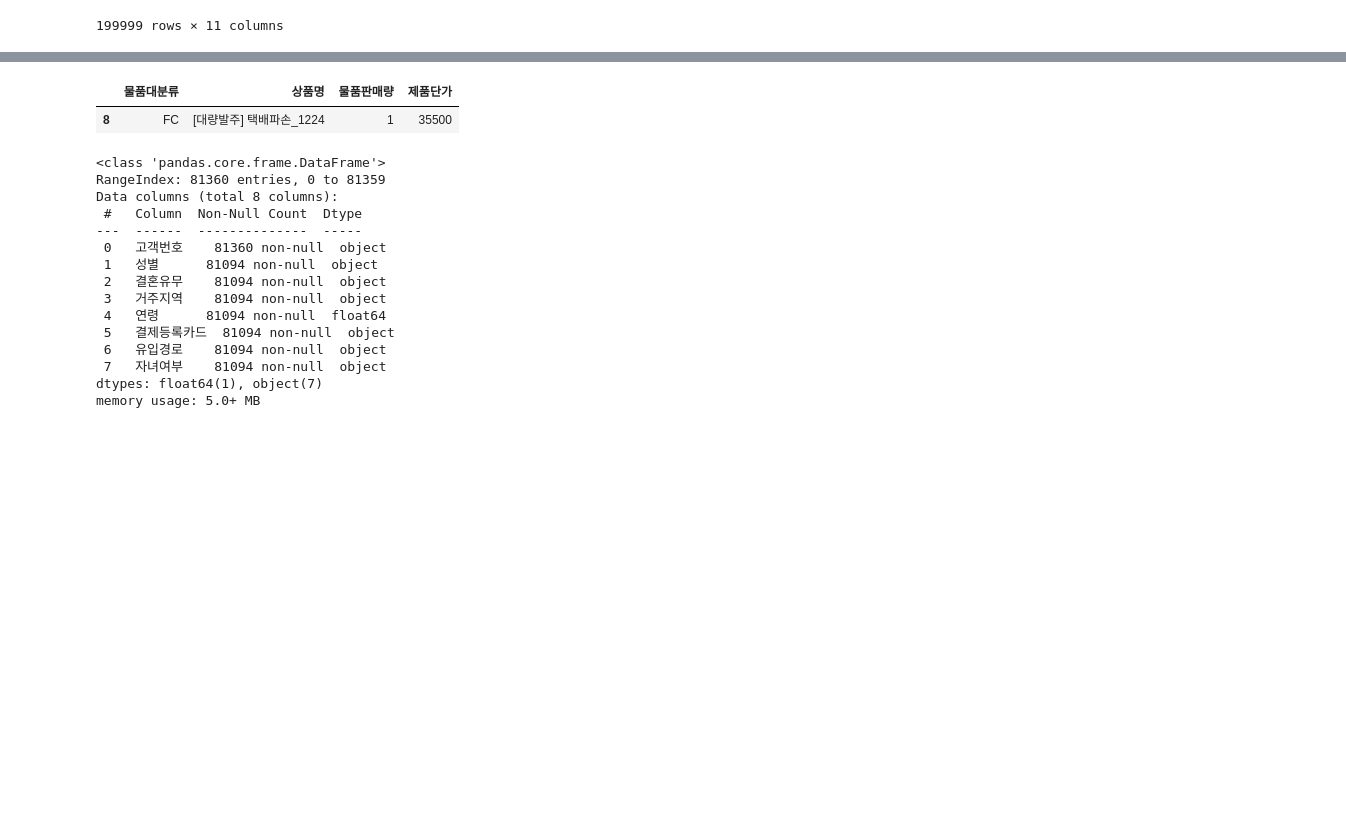
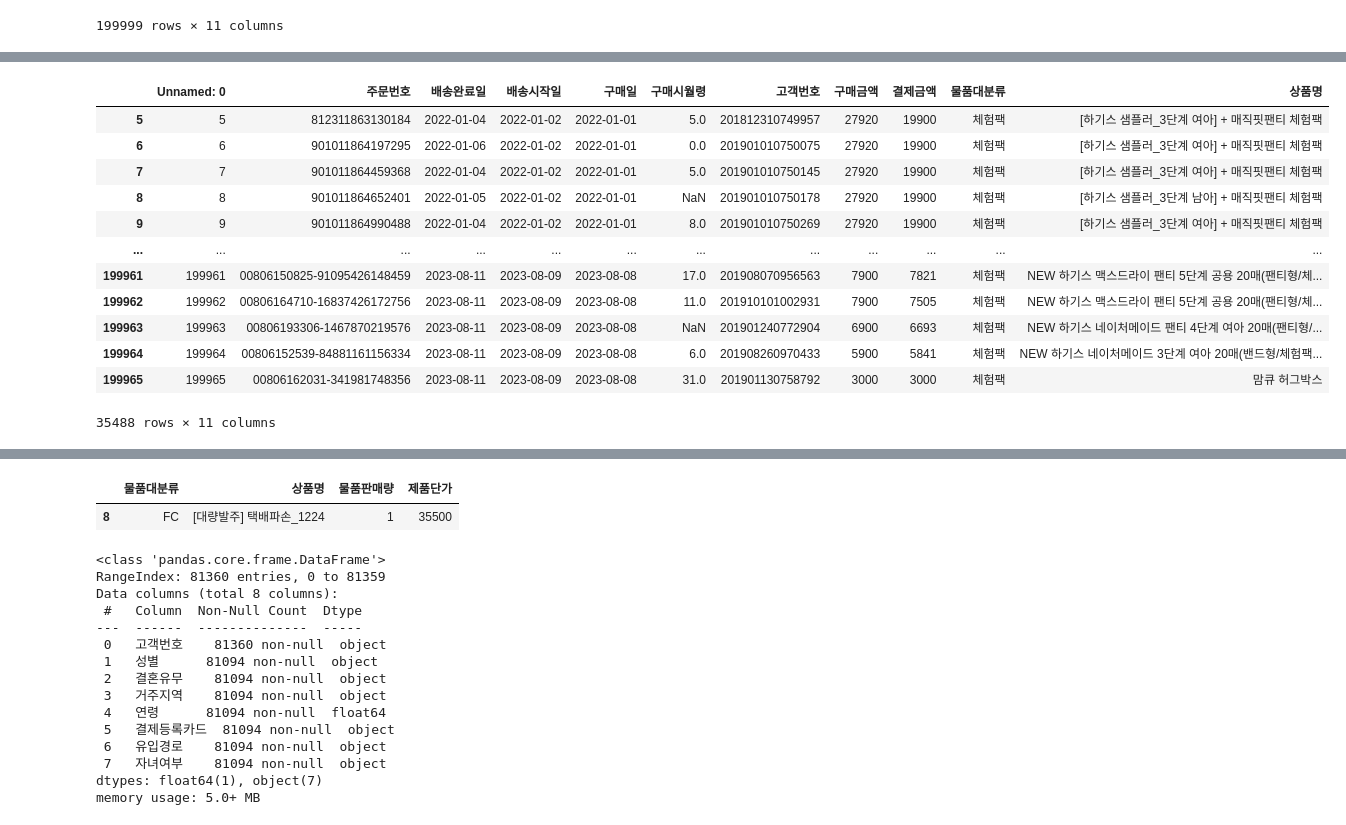
Before and after one commit to raneeKim/SW_CAMP, a Jupyter notebook: ML_Project2/자료확인.ipynb, the cells around one changed output, grey strips where cells are left out. Drawn from its saved outputs; the diff is of its cells as text; code cells hidden in the pictures; blank space fills up the shorter version.

```diff
--- a/ML_Project2/자료확인.ipynb
+++ b/ML_Project2/자료확인.ipynb
@@ -49,2 +51,18 @@ df_sales.shape
+# %%
+df_sales.loc[df_sales['물품대분류'] == '체험팩']
+# %% [output]
+|  | Unnamed: 0 | 주문번호 | 배송완료일 | 배송시작일 | 구매일 | 구매시월령 | 고객번호 | 구매금액 | 결제금액 | 물품대분류 | 상품명 |
+| 5 | 5 | 812311863130184 | 2022-01-04 | 2022-01-02 | 2022-01-01 | 5.0 | 201812310749957 | 27920 | 19900 | 체험팩 | [하기스 샘플러_3단계 여아] + 매직핏팬티 체험팩 |
+| 6 | 6 | 901011864197295 | 2022-01-06 | 2022-01-02 | 2022-01-01 | 0.0 | 201901010750075 | 27920 | 19900 | 체험팩 | [하기스 샘플러_3단계 여아] + 매직핏팬티 체험팩 |
+| 7 | 7 | 901011864459368 | 2022-01-04 | 2022-01-02 | 2022-01-01 | 5.0 | 201901010750145 | 27920 | 19900 | 체험팩 | [하기스 샘플러_3단계 여아] + 매직핏팬티 체험팩 |
+| 8 | 8 | 901011864652401 | 2022-01-05 | 2022-01-02 | 2022-01-01 | NaN | 201901010750178 | 27920 | 19900 | 체험팩 | [하기스 샘플러_3단계 남아] + 매직핏팬티 체험팩 |
+| 9 | 9 | 901011864990488 | 2022-01-04 | 2022-01-02 | 2022-01-01 | 8.0 | 201901010750269 | 27920 | 19900 | 체험팩 | [하기스 샘플러_3단계 여아] + 매직핏팬티 체험팩 |
+| ... | ... | ... | ... | ... | ... | ... | ... | ... | ... | ... | ... |
+| 199961 | 199961 | 00806150825-91095426148459 | 2023-08-11 | 2023-08-09 | 2023-08-08 | 17.0 | 201908070956563 | 7900 | 7821 | 체험팩 | NEW 하기스 맥스드라이 팬티 5단계 공용 20매(팬티형/체... |
+| 199962 | 199962 | 00806164710-16837426172756 | 2023-08-11 | 2023-08-09 | 2023-08-08 | 11.0 | 201910101002931 | 7900 | 7505 | 체험팩 | NEW 하기스 맥스드라이 팬티 5단계 공용 20매(팬티형/체... |
+| 199963 | 199963 | 00806193306-1467870219576 | 2023-08-11 | 2023-08-09 | 2023-08-08 | NaN | 201901240772904 | 6900 | 6693 | 체험팩 | NEW 하기스 네이처메이드 팬티 4단계 여아 20매(팬티형/... |
+| 199964 | 199964 | 00806152539-84881161156334 | 2023-08-11 | 2023-08-09 | 2023-08-08 | 6.0 | 201908260970433 | 5900 | 5841 | 체험팩 | NEW 하기스 네이처메이드 3단계 여아 20매(밴드형/체험팩... |
+| 199965 | 199965 | 00806162031-341981748356 | 2023-08-11 | 2023-08-09 | 2023-08-08 | 31.0 | 201901130758792 | 3000 | 3000 | 체험팩 | 맘큐 허그박스 |
+35488 rows × 11 columns
 # %%
 df_sales.isnull().sum()
```
Also changed, not shown: parts of 16 cells of this notebook, 8 other files.
